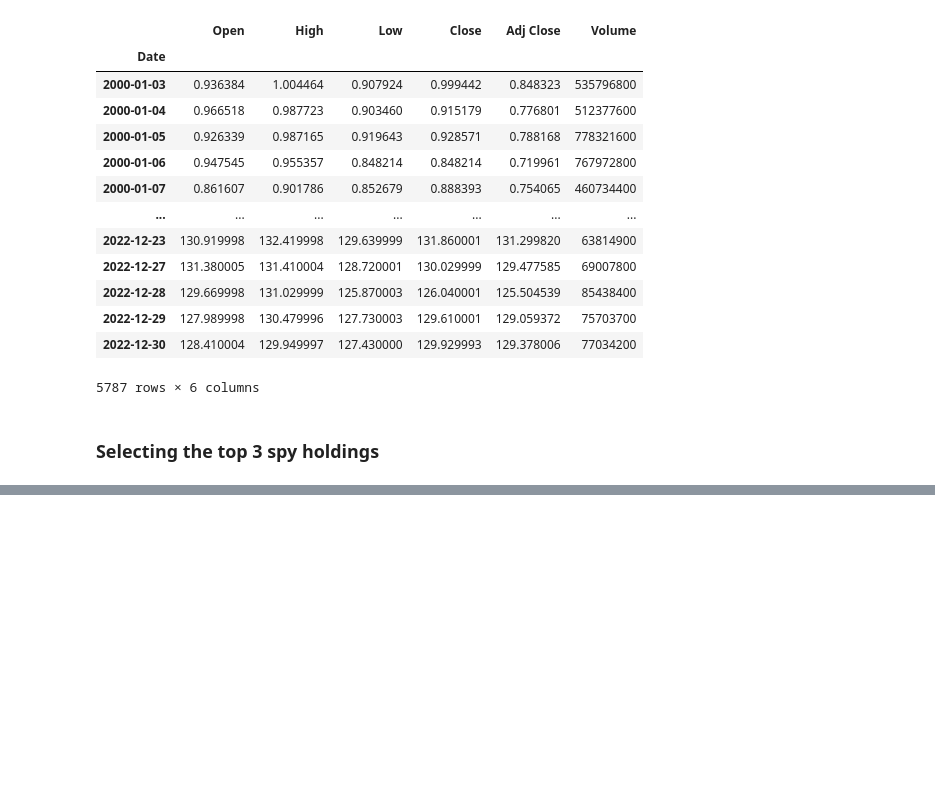
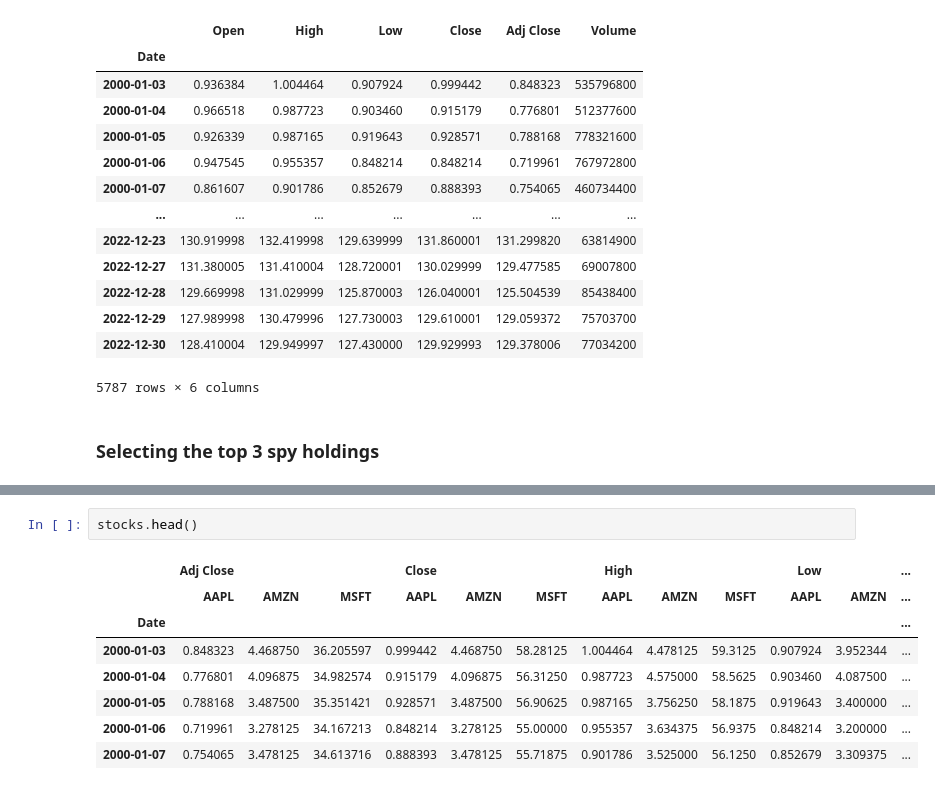
Before and after one commit to a-alejo/SP500-Stock-Analysis, a Jupyter notebook: SP500-Stock-Analysis.ipynb, the cells around one changed output, grey strips where cells are left out. Drawn from its saved outputs; the diff is of its cells as text; blank space fills up the shorter version.

```diff
--- a/SP500-Stock-Analysis.ipynb
+++ b/SP500-Stock-Analysis.ipynb
@@ -48 +48,12 @@ stocks
 5787 rows × 18 columns
+# %%
+stocks.head()
+# %% [output]
+|  | Adj Close |  |  | Close |  |  | High |  |  | Low |  | ... |
+|  | AAPL | AMZN | MSFT | AAPL | AMZN | MSFT | AAPL | AMZN | MSFT | AAPL | AMZN | ... |
+| Date |  |  |  |  |  |  |  |  |  |  |  | ... |
+| 2000-01-03 | 0.848323 | 4.468750 | 36.205597 | 0.999442 | 4.468750 | 58.28125 | 1.004464 | 4.478125 | 59.3125 | 0.907924 | 3.952344 | ... |
+| 2000-01-04 | 0.776801 | 4.096875 | 34.982574 | 0.915179 | 4.096875 | 56.31250 | 0.987723 | 4.575000 | 58.5625 | 0.903460 | 4.087500 | ... |
+| 2000-01-05 | 0.788168 | 3.487500 | 35.351421 | 0.928571 | 3.487500 | 56.90625 | 0.987165 | 3.756250 | 58.1875 | 0.919643 | 3.400000 | ... |
+| 2000-01-06 | 0.719961 | 3.278125 | 34.167213 | 0.848214 | 3.278125 | 55.00000 | 0.955357 | 3.634375 | 56.9375 | 0.848214 | 3.200000 | ... |
+| 2000-01-07 | 0.754065 | 3.478125 | 34.613716 | 0.888393 | 3.478125 | 55.71875 | 0.901786 | 3.525000 | 56.1250 | 0.852679 | 3.309375 | ... |
```
Also changed, not shown: parts of 9 cells of this notebook.
